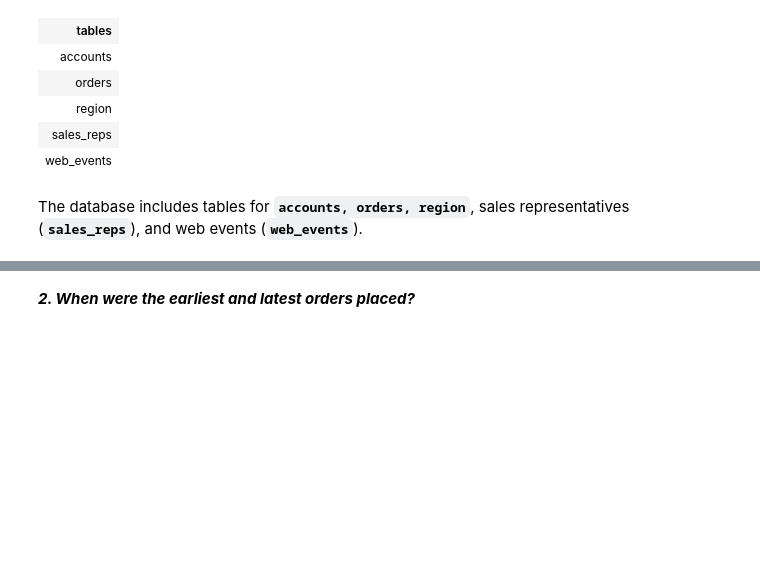
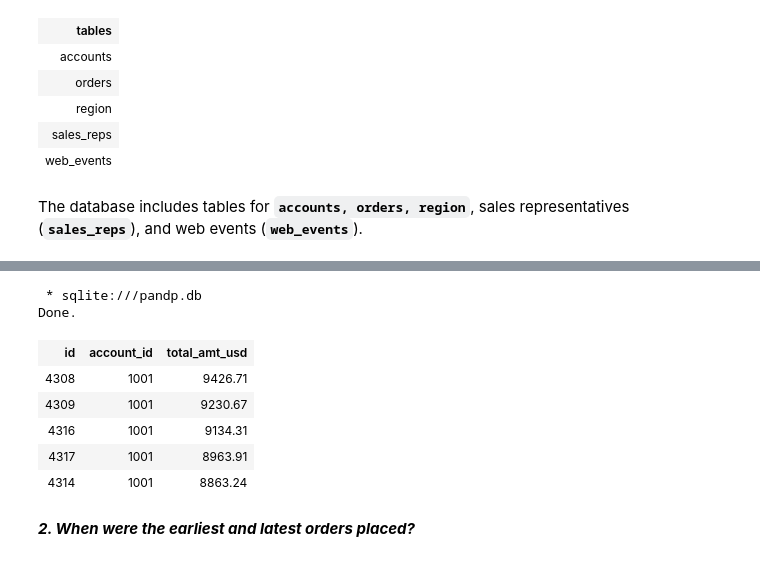
Before and after one commit to bramuelaswani/ML-DL-Related, a Jupyter notebook: Parch & Posey Database.ipynb, the cells around one changed output, grey strips where cells are left out. Drawn from its saved outputs; the diff is of its cells as text; code cells hidden in the pictures; blank space fills up the shorter version.

```diff
--- a/Parch & Posey Database.ipynb
+++ b/Parch & Posey Database.ipynb
@@ -150,3 +149,18 @@ limit 5]
+# %%
+%%sql
+SELECT id, account_id, total_amt_usd
+FROM orders
+ORDER BY account_id, total_amt_usd DESC
+limit 5;
+# %% [output]
+ * sqlite:///pandp.db
+Done.
+| id | account_id | total_amt_usd |
+| 4308 | 1001 | 9426.71 |
+| 4309 | 1001 | 9230.67 |
+| 4316 | 1001 | 9134.31 |
+| 4317 | 1001 | 8963.91 |
+| 4314 | 1001 | 8863.24 |
 # %% [markdown]
 ***2. When were the earliest and latest orders placed?***
 # %%
```
Also changed, not shown: parts of 15 cells of this notebook, 1 other file.
